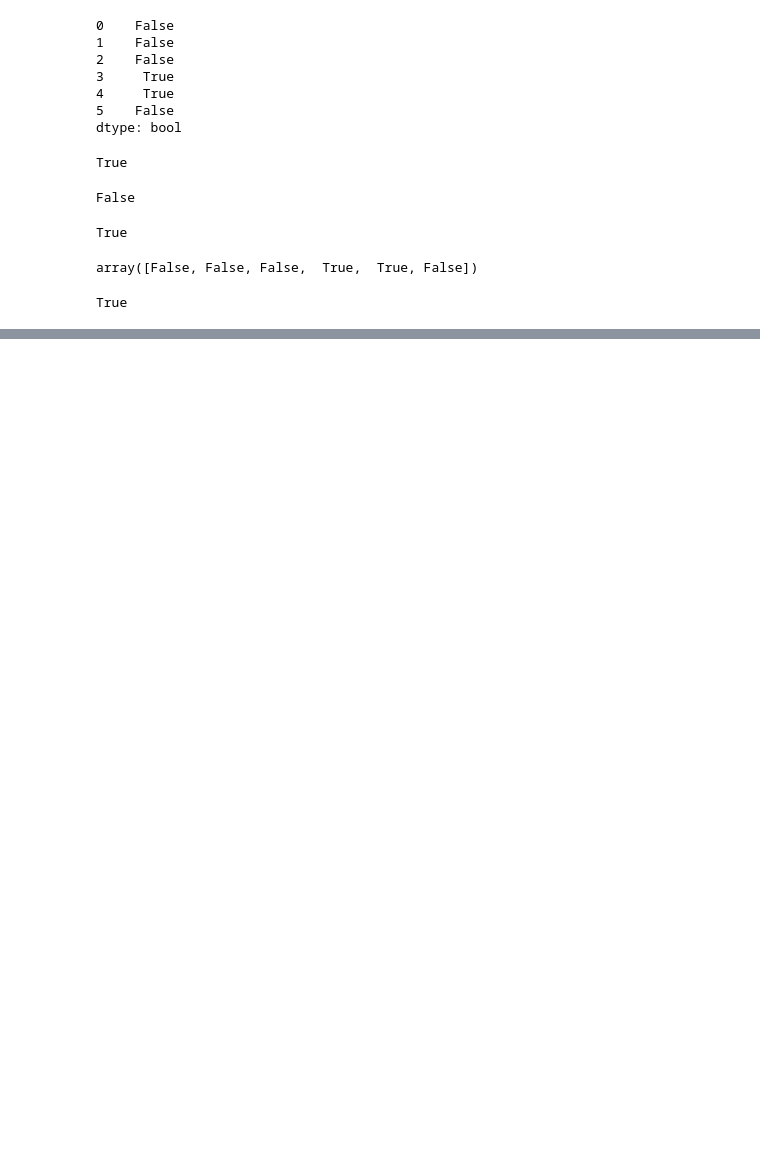
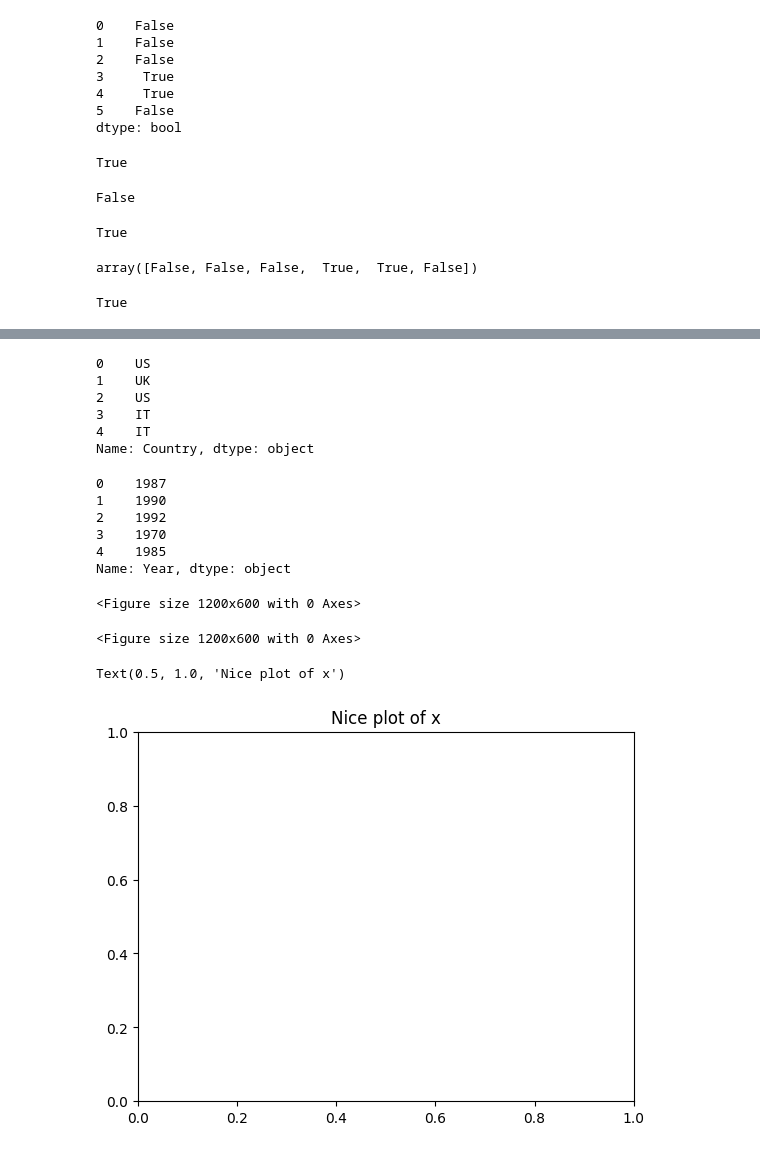
Before and after one commit to CTimBru/fcc-DAwPython, a Jupyter notebook: data_cleaning.ipynb, the cells around one changed output, grey strips where cells are left out. Saved outputs shown, nothing was run; the diff lists cells and outputs as text; code cells hidden in the pictures; blank space fills up the shorter version.

```diff
--- a/data_cleaning.ipynb
+++ b/data_cleaning.ipynb
@@ -688,0 +1003,18 @@ True
+# %%
+df['Country'].str.replace(' ','')
+# %% [output]
+0    US
+1    UK
+2    US
+3    IT
+4    IT
+Name: Country, dtype: object
+# %%
+df['Year'].str.replace(r'(?P<year>\d{4})\?', lambda m: m.group('year'), regex=True)
+# %% [output]
+0    1987
+1    1990
+2    1992
+3    1970
+4    1985
+Name: Year, dtype: object
@@ -688,0 +1025,10 @@ True
+# %%
+plt.figure(figsize=(12,6))
+# %% [output]
+<Figure size 1200x600 with 0 Axes>
+<Figure size 1200x600 with 0 Axes>
+# %%
+plt.title('Nice plot of x')
+# %% [output]
+Text(0.5, 1.0, 'Nice plot of x')
+[figure, added]
```
Also changed, not shown: parts of 77 cells of this notebook, 1 other file.
